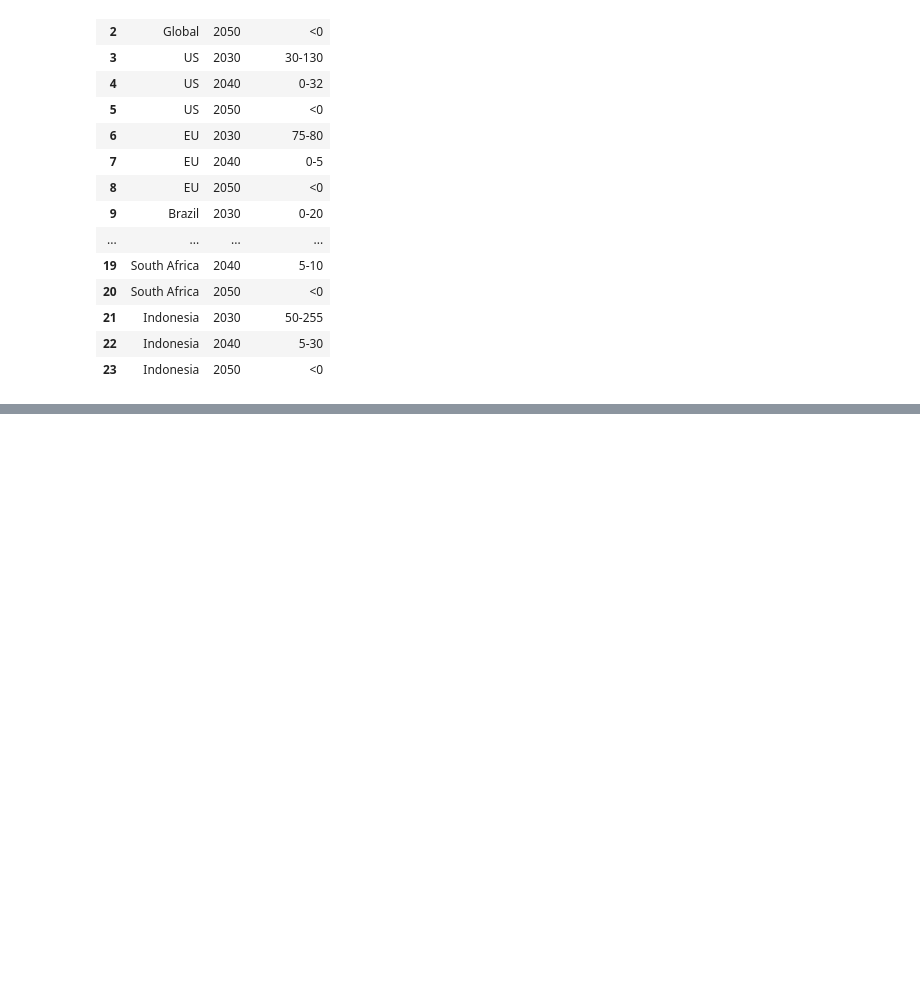
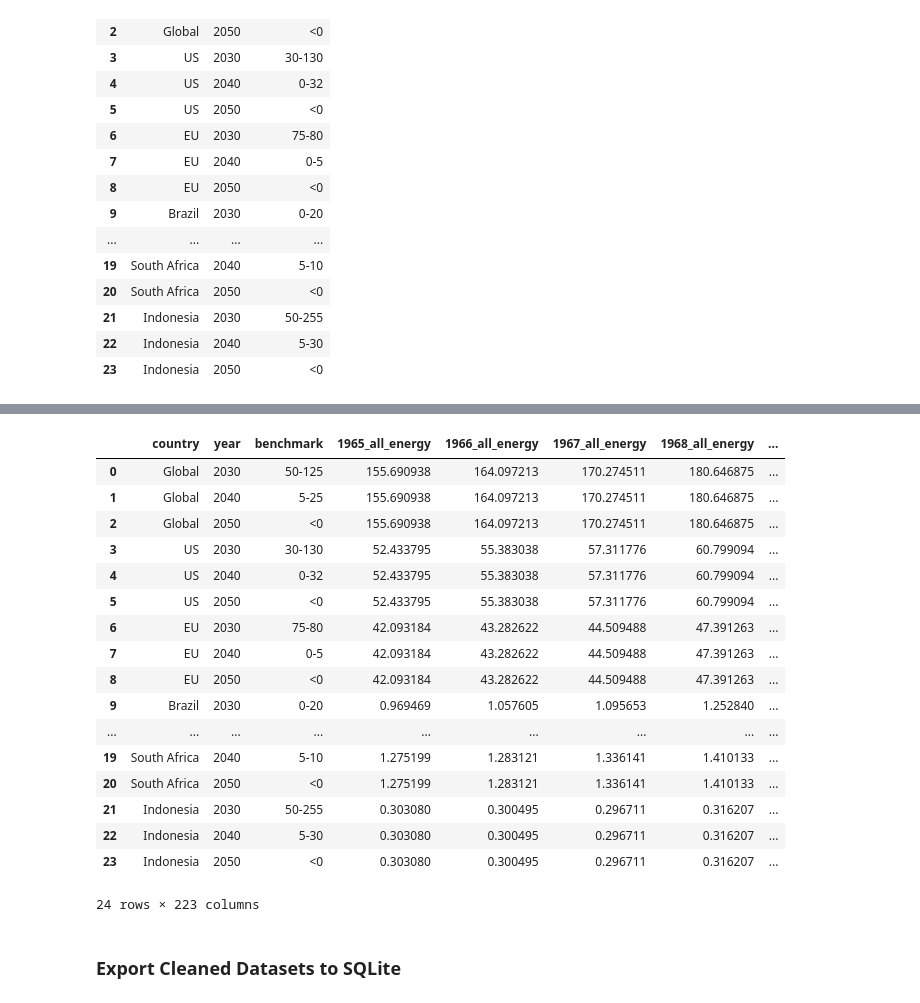
Before and after one commit to yuyhong23/One-Hot_Future, a Jupyter notebook: data_cleaning.ipynb, the cells around one changed output, grey strips where cells are left out. Saved outputs shown, nothing was run; the diff lists cells and outputs as text; code cells hidden in the pictures; blank space fills up the shorter version.

```diff
--- a/data_cleaning.ipynb
+++ b/data_cleaning.ipynb
@@ -1240,0 +1263,4 @@ cat_clean.reset_index(drop=True)
+# %%
+# Get the country list
+data_combine_countries = data_combine.reset_index(drop=False)
+data_combine_countries
@@ -1240,0 +1281,6 @@ cat_clean.reset_index(drop=True)
+# %%
+# Rename EU
+data_combine_countries.at[102, "country"] = "EU"
+# %%
+# Rename Global
+data_combine_countries.at[99, "country"] = "Global"
@@ -1240,0 +1308,25 @@ cat_clean.reset_index(drop=True)
+# %%
+# Merge
+emission_goal_combine = cat_clean.merge (data_combine_countries, how="left")
+emission_goal_combine
+# %% [output]
+|  | country | year | benchmark | 1965_all_energy | 1966_all_energy | 1967_all_energy | 1968_all_energy | ... |
+| 0 | Global | 2030 | 50-125 | 155.690938 | 164.097213 | 170.274511 | 180.646875 | ... |
+| 1 | Global | 2040 | 5-25 | 155.690938 | 164.097213 | 170.274511 | 180.646875 | ... |
+| 2 | Global | 2050 | <0 | 155.690938 | 164.097213 | 170.274511 | 180.646875 | ... |
+| 3 | US | 2030 | 30-130 | 52.433795 | 55.383038 | 57.311776 | 60.799094 | ... |
+| 4 | US | 2040 | 0-32 | 52.433795 | 55.383038 | 57.311776 | 60.799094 | ... |
+| 5 | US | 2050 | <0 | 52.433795 | 55.383038 | 57.311776 | 60.799094 | ... |
+| 6 | EU | 2030 | 75-80 | 42.093184 | 43.282622 | 44.509488 | 47.391263 | ... |
+| 7 | EU | 2040 | 0-5 | 42.093184 | 43.282622 | 44.509488 | 47.391263 | ... |
+| 8 | EU | 2050 | <0 | 42.093184 | 43.282622 | 44.509488 | 47.391263 | ... |
+| 9 | Brazil | 2030 | 0-20 | 0.969469 | 1.057605 | 1.095653 | 1.252840 | ... |
+| ... | ... | ... | ... | ... | ... | ... | ... | ... |
+| 19 | South Africa | 2040 | 5-10 | 1.275199 | 1.283121 | 1.336141 | 1.410133 | ... |
+| 20 | South Africa | 2050 | <0 | 1.275199 | 1.283121 | 1.336141 | 1.410133 | ... |
+| 21 | Indonesia | 2030 | 50-255 | 0.303080 | 0.300495 | 0.296711 | 0.316207 | ... |
+| 22 | Indonesia | 2040 | 5-30 | 0.303080 | 0.300495 | 0.296711 | 0.316207 | ... |
+| 23 | Indonesia | 2050 | <0 | 0.303080 | 0.300495 | 0.296711 | 0.316207 | ... |
+24 rows × 223 columns
+# %% [markdown]
+### Export Cleaned Datasets to SQLite
```
Also changed, not shown: parts of 14 cells of this notebook, 1 other file.
